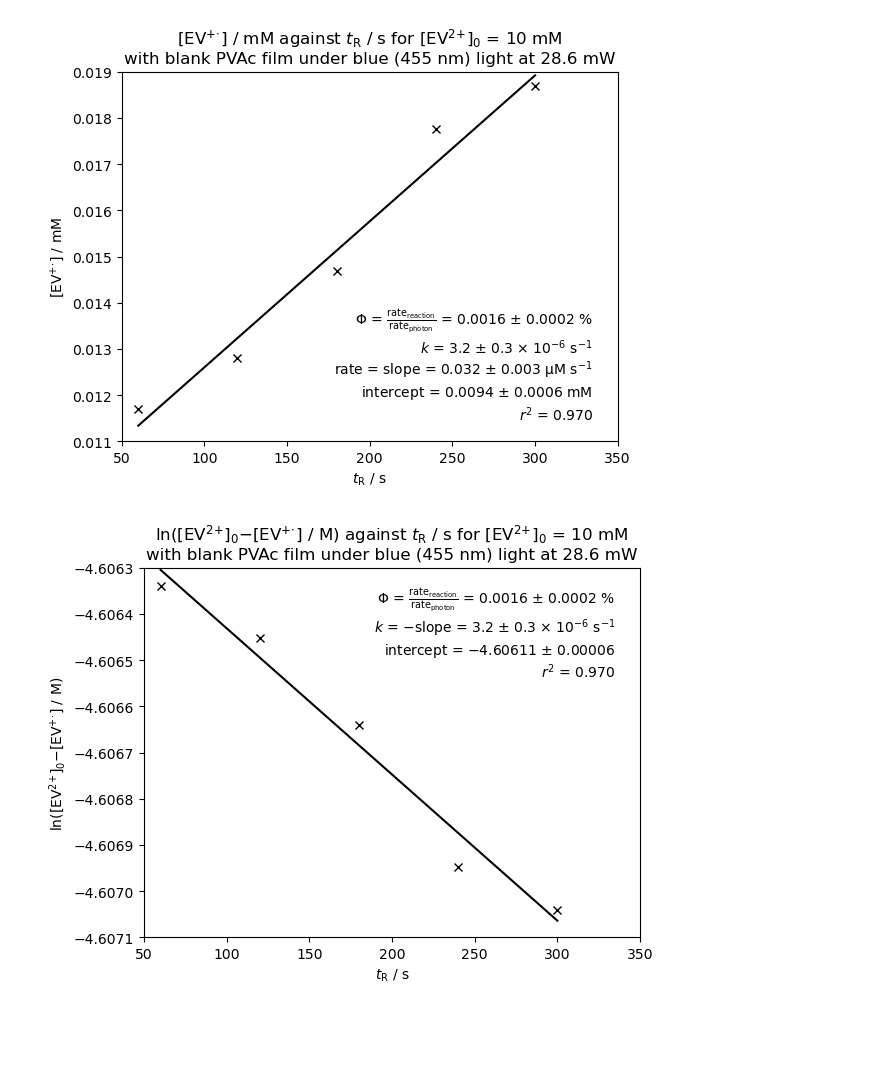
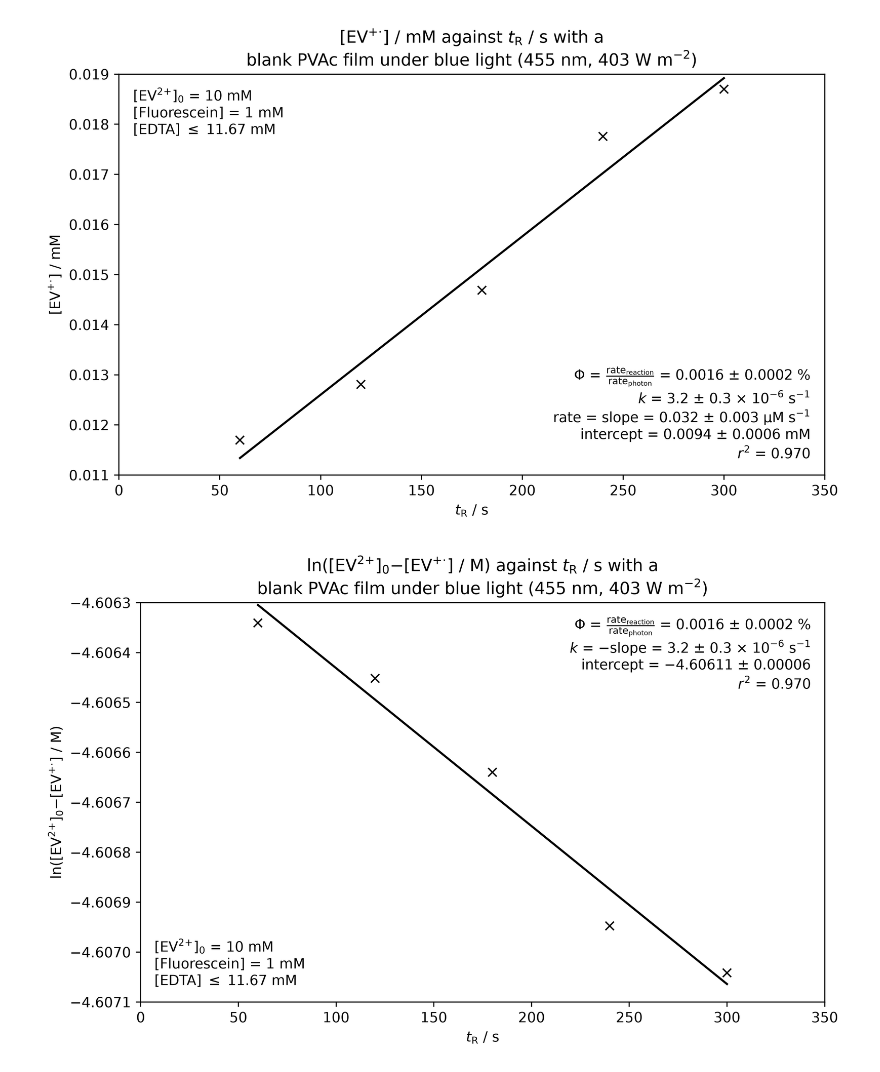
Before and after one commit to Cambridge-PAM/lsmr-photocatalysis, a Jupyter notebook: notebooks/fluorescein/260730_flow_blue_fluorescein_1_ev_10_edta_11.67.ipynb, the cells around one changed output. Cells and saved outputs as stored; diff of their text form; code cells hidden in the pictures; blank space fills up the shorter version.

```diff
--- a/notebooks/fluorescein/260730_flow_blue_fluorescein_1_ev_10_edta_11.67.ipynb
+++ b/notebooks/fluorescein/260730_flow_blue_fluorescein_1_ev_10_edta_11.67.ipynb
@@ -1,38 +1,42 @@
 # %%
-from flow import *
+from lsmr_photocatalysis import ContinuousFlow, FLOW_PARAMS
+import numpy as np
 
-# continuous flow with reaction and uv-vis at each end of a single 250 ul cell
-# flow rate changes at different points to change residence time tR
-# blue 455 nm irradiation at 10.7 mW
+"""
+Continuous flow with reaction/LED/film and UV-Vis at opposite ends of a single 250 ul reactor chamber.
+Flow rate changes according to flow scheme at different time points to change residence time tR.
+Blue 455 nm irradiation at 28.6 mW.
 
-# fluorescein trial 3 in flow
-# more mol% PC, took buffer solution of previous trial 2 as background, not inital reaction solution
-# V(Fluorescein, 5 mM, buffer) = 600 ul (1 mM)
-# V(EV, 30 mM, buffer) = 1000 ul (10 mM)
-# V(EDTA, 25 mM, buffer) = 1400 ul (11.67 mM)
+Fluorescein EDTA trial 3 in flow.
+- Higher mol% fluorescein.
+- Took buffer solution of previous trial 2 as UV-Vis background, not initial reaction solution.
 
-data = f'./results/260730_Fluorescein_EV_EDTA_Blank_Blue_Flow_3/'
+V(Fluorescein, 5 mM, pH 7 buffer) = 600 ul (1 mM),
+V(EV2+, 30 mM, pH 7 buffer) = 1000 ul (10 mM),
+V(EDTA, saturated <25 mM, pH 7 buffer) = 1400 ul (<11.67 mM).
+"""
+
+data = '260730_Fluorescein_EV_EDTA_Blank_Blue_Flow_3' # data folder name
+
+tRs = np.arange(60, 5*60+1, 60) # residence times/s for 1-5 min in 1 min intervals
+points = ContinuousFlow.recpoints(tRs, *FLOW_PARAMS['250ul']) # time/s points to record absorbances
 start = "16-53-00-000" # recorded start time
 
-x = 'E'
+c0 = 10e-3 # initial EV2+ concentration
+details = '[Fluorescein] = 1 mM\n[EDTA] $\\leq$ 11.67 mM' # concentrations of other reagents
+
+x = 'EVxantheneblue'
 film = 'blank PVAc'
 light = 'blue'
 wavelength = 455e-9 # m
 power = 28.6e-3 # W
 
-vrxn = 12*8.75*0.8 # reaction volume under light in ul
-vfull = 250 # full cell volume in ul
-tbuffer = 30 # time in s after the solution fully fills the cell before recording
-
-tRs = [tR*60 for tR in range(1, 6)] # residence times in s for 1-5 min in 1 min intervals
-points = recpoints(tRs, tbuffer, vrxn, vfull) # time points in s to record absorbances
-c0 = solprop(cstock=30e-3, valiquot=1e-3, vsol=3e-3) # initial XV2+ concentration
-
-concvstimeplot(data, tRs, points, start, c0, x, film, light, wavelength, power)
-lncvstimeplot(data, tRs, points, start, c0, x, film, light, wavelength, power)
-detectorconcplot(data, points, start, c0, x, film, light, wavelength, power)
-detectorspectrumplot(data, points, start, c0, x, film, light, wavelength, power)
-spectrumvstimeplot(data, tRs, points, start, c0, x, film, light, wavelength, power, setzero=False)
+expt = ContinuousFlow(data, tRs, points, start, c0, details, x, film, light, wavelength, power, correction=False)
+expt.concvstimeplot()
+expt.concvstimeplot(ln=True)
+expt.detectorconcplot()
+expt.detectorspectrumplot()
+expt.spectrumvstimeplot()
 # %% [output]
-[figure, old version]
+[figure, new version]
-[figure, old version]
+[figure, new version]
```
Also changed, not shown: parts of 1 cell of this notebook, 2 other files.
